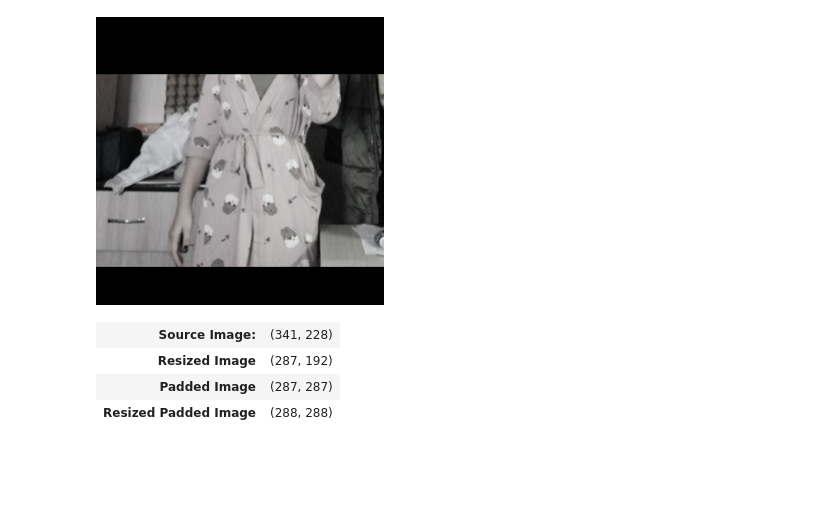
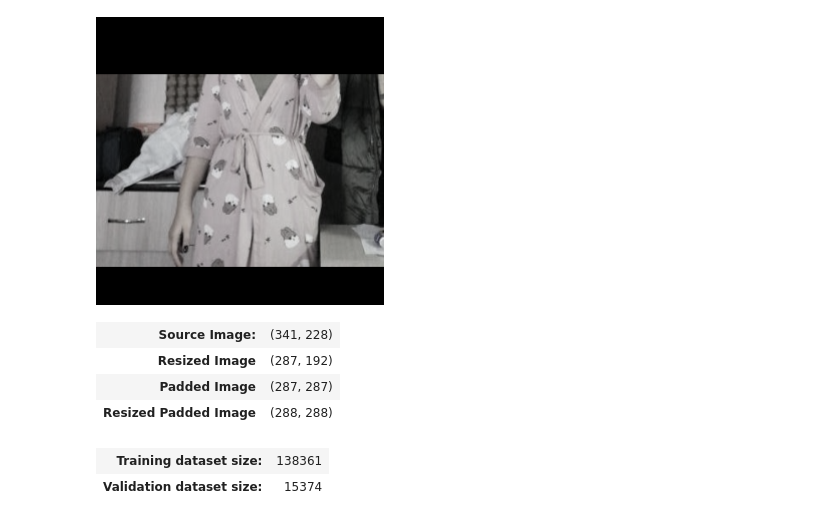
Before and after one commit to HarrisonWilliams123/Image-Classifier, a Jupyter notebook: imageclassifier.ipynb, the cells around one changed output. Saved outputs shown, nothing was run; the diff lists cells and outputs as text; code cells hidden in the pictures; blank space fills up the shorter version.

Commit message:
Shows the training and validation test size

```diff
--- a/imageclassifier.ipynb
+++ b/imageclassifier.ipynb
@@ -460,3 +460,19 @@ train_tfms = transforms.Compose([
 ])
 
 valid_tfms = transforms.Compose([resize_pad_tfm, final_tfms])
+# %%
+#Create a mapping from class names to class indices
+class_to_idx = {c: i for i, c in enumerate(class_names)}
+
+#Instantiate the dataset using the defined transformations
+train_dataset = ImageDataset(train_paths, class_to_idx, train_tfms)
+valid_dataset = ImageDataset(val_paths, class_to_idx, valid_tfms)
+
+#Print the number of samples in the training and validation datasets
+pd.Series({
+    'Training dataset size:': len(train_dataset),
+    'Validation dataset size:': len(valid_dataset)}
+).to_frame().style.hide(axis='columns')
+# %% [output]
+| Training dataset size: | 138361 |
+| Validation dataset size: | 15374 |
```
